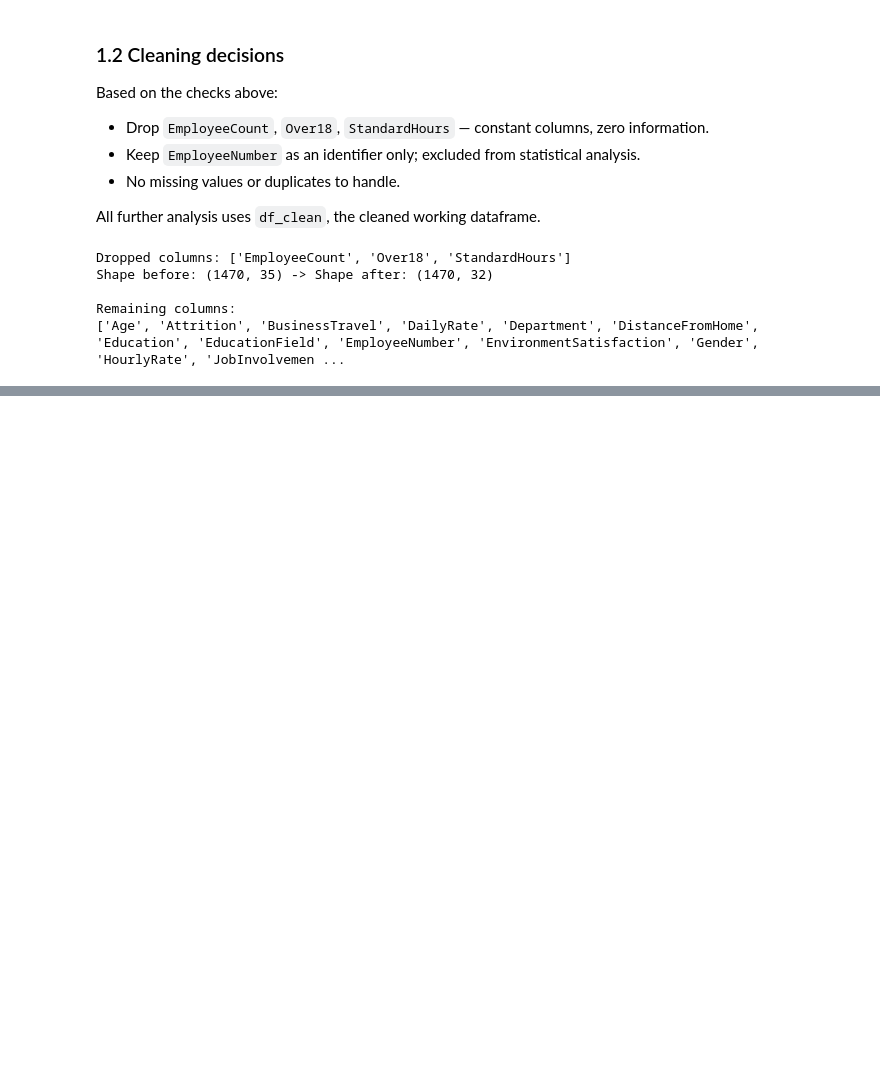
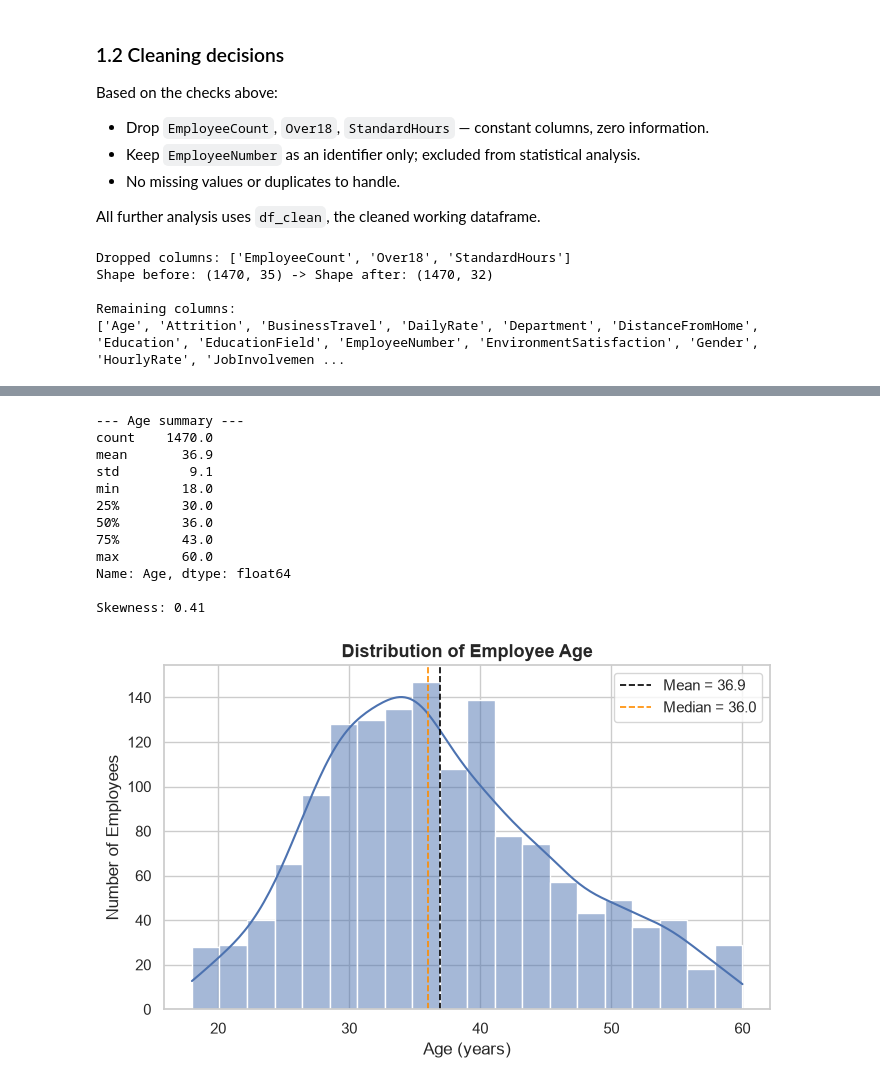
Before and after one commit to Kimberlywangari/eda-in-data-science, a Jupyter notebook: notebooks/eda.ipynb, the cells around one changed output, grey strips where cells are left out. Drawn from its saved outputs; the diff is of its cells as text; code cells hidden in the pictures; blank space fills up the shorter version.

```diff
--- a/notebooks/eda.ipynb
+++ b/notebooks/eda.ipynb
@@ -122,0 +207,31 @@ Remaining columns:
+# %%
+print("--- Age summary ---")
+print(df_clean["Age"].describe().round(1))
+print(f"\nSkewness: {df_clean['Age'].skew():.2f}")
+
+fig, ax = plt.subplots(figsize=(7, 4.5))
+sns.histplot(data=df_clean, x="Age", bins=20, kde=True, color="#4C72B0", ax=ax)
+ax.axvline(df_clean["Age"].mean(), color="black", linestyle="--", linewidth=1.2,
+           label=f"Mean = {df_clean['Age'].mean():.1f}")
+ax.axvline(df_clean["Age"].median(), color="darkorange", linestyle="--", linewidth=1.2,
+           label=f"Median = {df_clean['Age'].median():.1f}")
+ax.set_title("Distribution of Employee Age", fontsize=13, fontweight="bold")
+ax.set_xlabel("Age (years)")
+ax.set_ylabel("Number of Employees")
+ax.legend()
+plt.tight_layout()
+plt.show()
+# %% [output]
+--- Age summary ---
+count    1470.0
+mean       36.9
+std         9.1
+min        18.0
+25%        30.0
+50%        36.0
+75%        43.0
+max        60.0
+Name: Age, dtype: float64
+
+Skewness: 0.41
+[figure, added]
```
Also changed, not shown: parts of 8 cells of this notebook.
